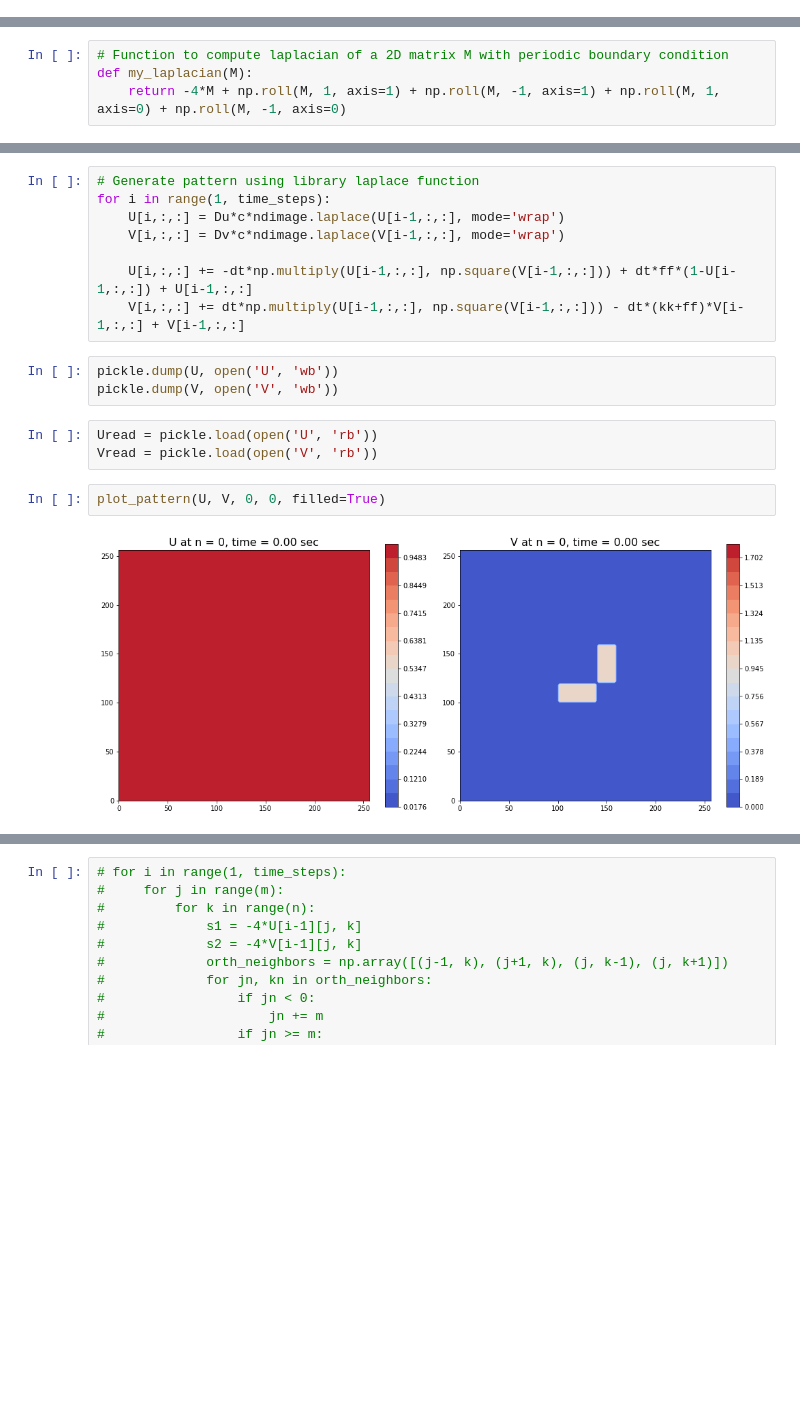
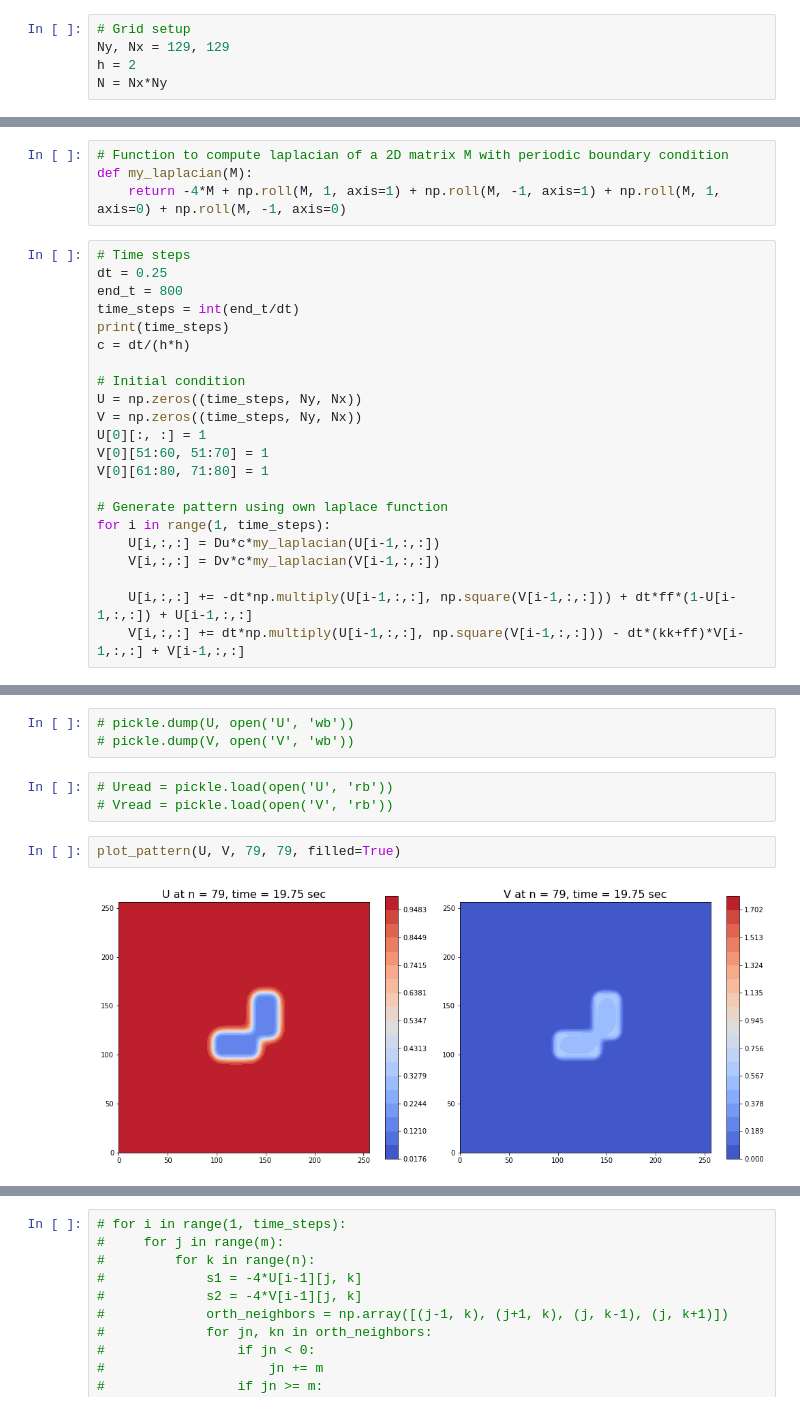
Before and after one commit to JasmineeeeeTONG/AM205_project_report, a Jupyter notebook: Reaction_Diffustion_for_Pattern_Formation.ipynb, the cells around one changed output, grey strips where cells are left out. Cells and saved outputs as stored; diff of their text form; blank space fills up the shorter version.

```diff
--- a/Reaction_Diffustion_for_Pattern_Formation.ipynb
+++ b/Reaction_Diffustion_for_Pattern_Formation.ipynb
@@ -7,3 +8,8 @@ import matplotlib.pyplot as plt
 import matplotlib.animation as animation
 from IPython.display import HTML
 %matplotlib inline
+# %%
+# Grid setup
+Ny, Nx = 129, 129
+h = 2
+N = Nx*Ny
@@ -159,4 +145,26 @@ def animate_pattern_2(U, V, Nt, Nout):
 # Function to compute laplacian of a 2D matrix M with periodic boundary condition
 def my_laplacian(M):
     return -4*M + np.roll(M, 1, axis=1) + np.roll(M, -1, axis=1) + np.roll(M, 1, axis=0) + np.roll(M, -1, axis=0)
+# %%
+# Time steps
+dt = 0.25
+end_t = 800
+time_steps = int(end_t/dt)
+print(time_steps)
+c = dt/(h*h)
+
+# Initial condition
+U = np.zeros((time_steps, Ny, Nx))
+V = np.zeros((time_steps, Ny, Nx))
+U[0][:, :] = 1
+V[0][51:60, 51:70] = 1
+V[0][61:80, 71:80] = 1
+
+# Generate pattern using own laplace function
+for i in range(1, time_steps):
+    U[i,:,:] = Du*c*my_laplacian(U[i-1,:,:])
+    V[i,:,:] = Dv*c*my_laplacian(V[i-1,:,:])
+
+    U[i,:,:] += -dt*np.multiply(U[i-1,:,:], np.square(V[i-1,:,:])) + dt*ff*(1-U[i-1,:,:]) + U[i-1,:,:]
+    V[i,:,:] += dt*np.multiply(U[i-1,:,:], np.square(V[i-1,:,:])) - dt*(kk+ff)*V[i-1,:,:] + V[i-1,:,:]
 # %%
@@ -171,21 +178,13 @@ for i in range(1, time_steps):
-# %%
-# Generate pattern using library laplace function
-for i in range(1, time_steps):
-    U[i,:,:] = Du*c*ndimage.laplace(U[i-1,:,:], mode='wrap')
-    V[i,:,:] = Dv*c*ndimage.laplace(V[i-1,:,:], mode='wrap')
-
-    U[i,:,:] += -dt*np.multiply(U[i-1,:,:], np.square(V[i-1,:,:])) + dt*ff*(1-U[i-1,:,:]) + U[i-1,:,:]
-    V[i,:,:] += dt*np.multiply(U[i-1,:,:], np.square(V[i-1,:,:])) - dt*(kk+ff)*V[i-1,:,:] + V[i-1,:,:]
 # %%
-pickle.dump(U, open('U', 'wb'))
-pickle.dump(V, open('V', 'wb'))
+# pickle.dump(U, open('U', 'wb'))
+# pickle.dump(V, open('V', 'wb'))
 # %%
-Uread = pickle.load(open('U', 'rb'))
-Vread = pickle.load(open('V', 'rb'))
+# Uread = pickle.load(open('U', 'rb'))
+# Vread = pickle.load(open('V', 'rb'))
 # %%
-plot_pattern(U, V, 0, 0, filled=True)
+plot_pattern(U, V, 79, 79, filled=True)
 # %% [output]
-[figure, old version]
+[figure, new version]
 # %%
 plot_pattern(U, V, time_steps-1, time_steps-1, filled=True)
 # %% [output]
```
Also changed, not shown: parts of 20 cells of this notebook.
